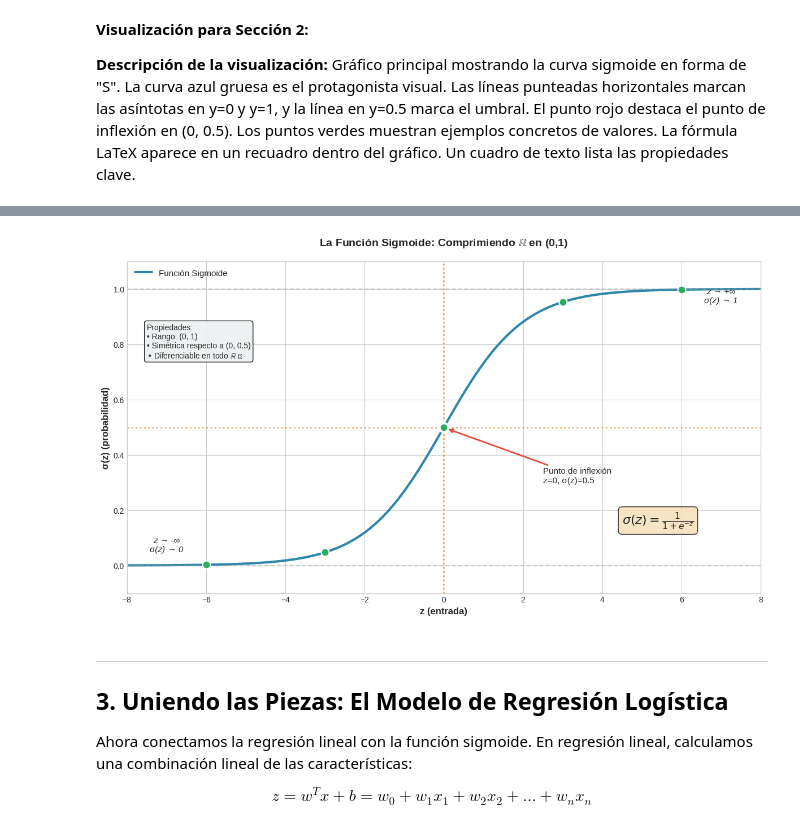
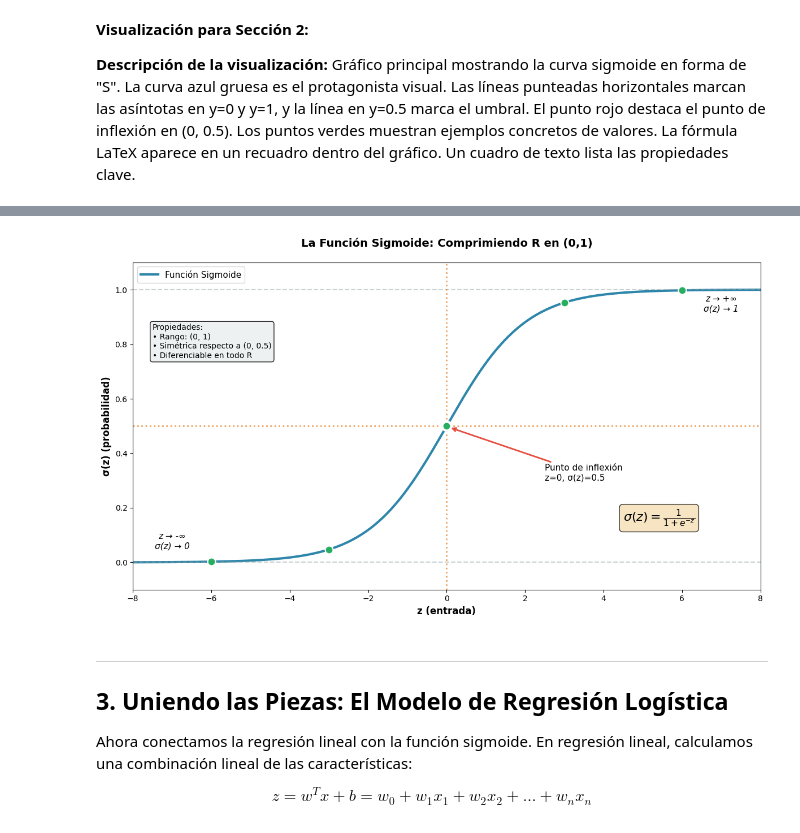
Before and after one commit to financieras/math_for_ai, a Jupyter notebook: estadistica/Regresion_Logistica_Como_la_Función_Sigmoide_Resuelve_la_Clasificacion_Binaria.ipynb, the cells around one changed output, grey strips where cells are left out. Saved outputs shown, nothing was run; the diff lists cells and outputs as text; code cells hidden in the pictures.

```diff
--- a/estadistica/Regresion_Logistica_Como_la_Función_Sigmoide_Resuelve_la_Clasificacion_Binaria.ipynb
+++ b/estadistica/Regresion_Logistica_Como_la_Función_Sigmoide_Resuelve_la_Clasificacion_Binaria.ipynb
@@ -48,25 +51,10 @@ Necesitamos una función que tome cualquier número real y lo transforme en un v
 # %%
-import numpy as np
-import matplotlib.pyplot as plt
-from sklearn.linear_model import LinearRegression
-import warnings
-warnings.filterwarnings("ignore")
+# Predecir para un rango amplio
+hours_extended = np.linspace(0, 15, 100).reshape(-1, 1)
+predictions = lin_model.predict(hours_extended)
 
-# Configuración de estilo profesional
-plt.style.use('seaborn-v0_8-whitegrid')
+# Configuración de estilo
 fig, ax = plt.subplots(figsize=(10, 6))
-
-# Datos
-hours = np.array([1, 2, 3, 4, 5, 6, 7, 8, 9, 10]).reshape(-1, 1)
-passed = np.array([0, 0, 0, 0, 1, 0, 1, 1, 1, 1])
-
-# Modelo
-model = LinearRegression()
-model.fit(hours, passed)
-
-# Predicciones extendidas
-hours_extended = np.linspace(-1, 14, 100).reshape(-1, 1)
-predictions = model.predict(hours_extended)
 
 # Graficar
 ax.scatter(hours, passed, color='#2E86AB', s=100, zorder=5,
@@ -162,16 +147,7 @@ Esta propiedad es perfecta para modelar probabilidades.
 
 **Descripción de la visualización:** Gráfico principal mostrando la curva sigmoide en forma de "S". La curva azul gruesa es el protagonista visual. Las líneas punteadas horizontales marcan las asíntotas en y=0 y y=1, y la línea en y=0.5 marca el umbral. El punto rojo destaca el punto de inflexión en (0, 0.5). Los puntos verdes muestran ejemplos concretos de valores. La fórmula LaTeX aparece en un recuadro dentro del gráfico. Un cuadro de texto lista las propiedades clave.
 # %%
-import numpy as np
-import matplotlib.pyplot as plt
-
-plt.rcParams['font.family'] = 'STIX'    # 'DejaVu Sans' 'Arial Unicode MS' 'cm' 'dejavuserif'
-
-def sigmoid(z):
-    return 1 / (1 + np.exp(-z))
-
 # Configuración
-plt.style.use('seaborn-v0_8-whitegrid')
 fig, ax = plt.subplots(figsize=(12, 7))
 
 # Curva sigmoide
@@ -200,7 +176,7 @@ ax.scatter(example_z, example_sigma, color='#27AE60', s=100, zorder=5,
 # Anotaciones
 ax.annotate('z → -∞\nσ(z) → 0', xy=(-7, 0.05), fontsize=11,
             ha='center', style='italic')
-ax.annotate('z → +∞\nσ(z) → 1', xy=(7, 0.95), fontsize=11,
+ax.annotate('z → +∞\nσ(z) → 1', xy=(7, 0.92), fontsize=11,
             ha='center', style='italic')
 ax.annotate('Punto de inflexión\nz=0, σ(z)=0.5', xy=(0.07, 0.495),
             xytext=(2.5, 0.3), fontsize=11, ha='left',
@@ -213,18 +189,17 @@ ax.text(4.5, 0.15, r'$\sigma(z) = \frac{1}{1 + e^{-z}}$',
 # Etiquetas
 ax.set_xlabel('z (entrada)', fontsize=12, fontweight='bold')
 ax.set_ylabel('σ(z) (probabilidad)', fontsize=12, fontweight='bold')
-ax.set_title('La Función Sigmoide: Comprimiendo $\mathbb{R}$ en (0,1)',
+ax.set_title('La Función Sigmoide: Comprimiendo R en (0,1)',
              fontsize=14, fontweight='bold', pad=20)
 ax.set_xlim(-8, 8)
 ax.set_ylim(-0.1, 1.1)
 ax.legend(loc='upper left', fontsize=11)
 
 # Agregar texto de propiedades
-props_text = 'Propiedades:\n• Rango: (0, 1)\n• Simétrica respecto a (0, 0.5)\n• Diferenciable en todo $\mathbb{R}$ ℝ'
+props_text = 'Propiedades:\n• Rango: (0, 1)\n• Simétrica respecto a (0, 0.5)\n• Diferenciable en todo R'
 ax.text(-7.5, 0.75, props_text, fontsize=10,
         bbox=dict(boxstyle='round', facecolor='#ECF0F1', alpha=0.9))
 
 plt.tight_layout()
-plt.savefig('sigmoid_function.png', dpi=150, bbox_inches='tight')
 plt.show()
 # %% [output]
@@ -236,4 +206,4 @@ WARNING:matplotlib.mathtext:Font 'default' does not have a glyph for '\u211d' [U
-[figure, old version]
+[figure, new version]
 # %% [markdown]
 ---
 
```
Also changed, not shown: parts of 14 cells of this notebook.
